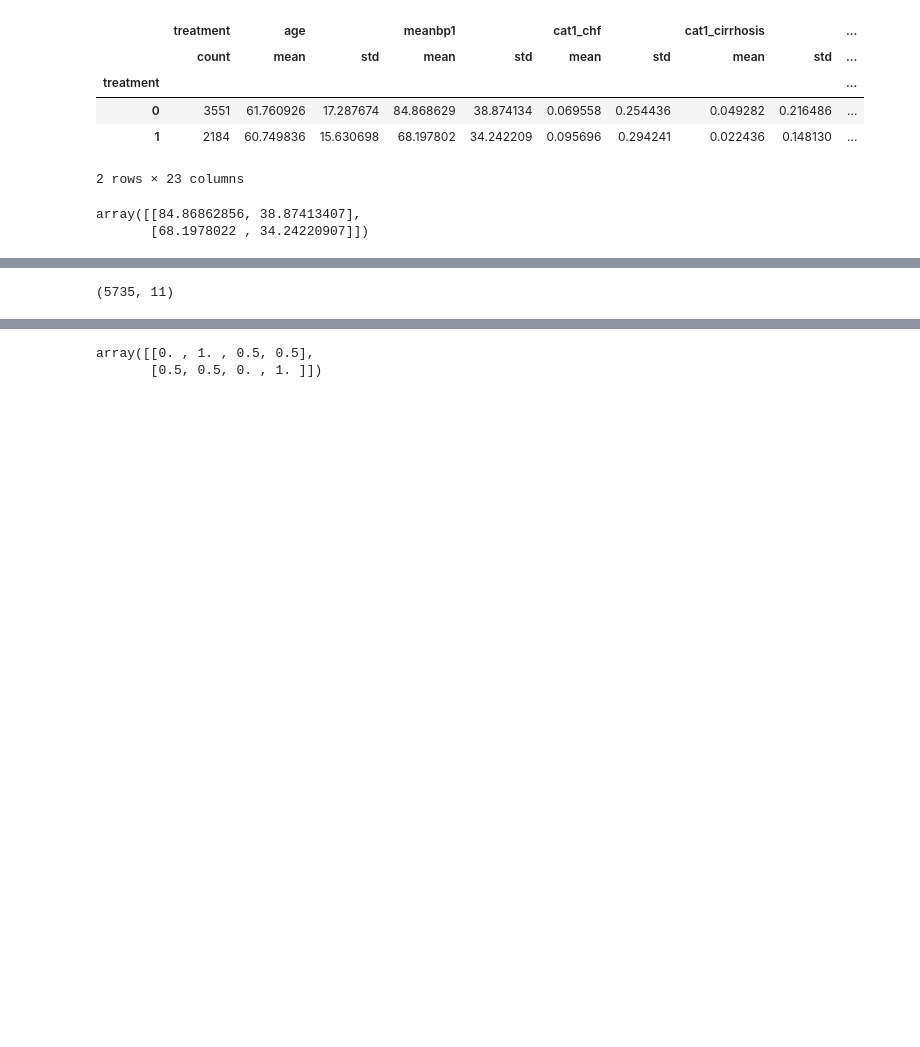
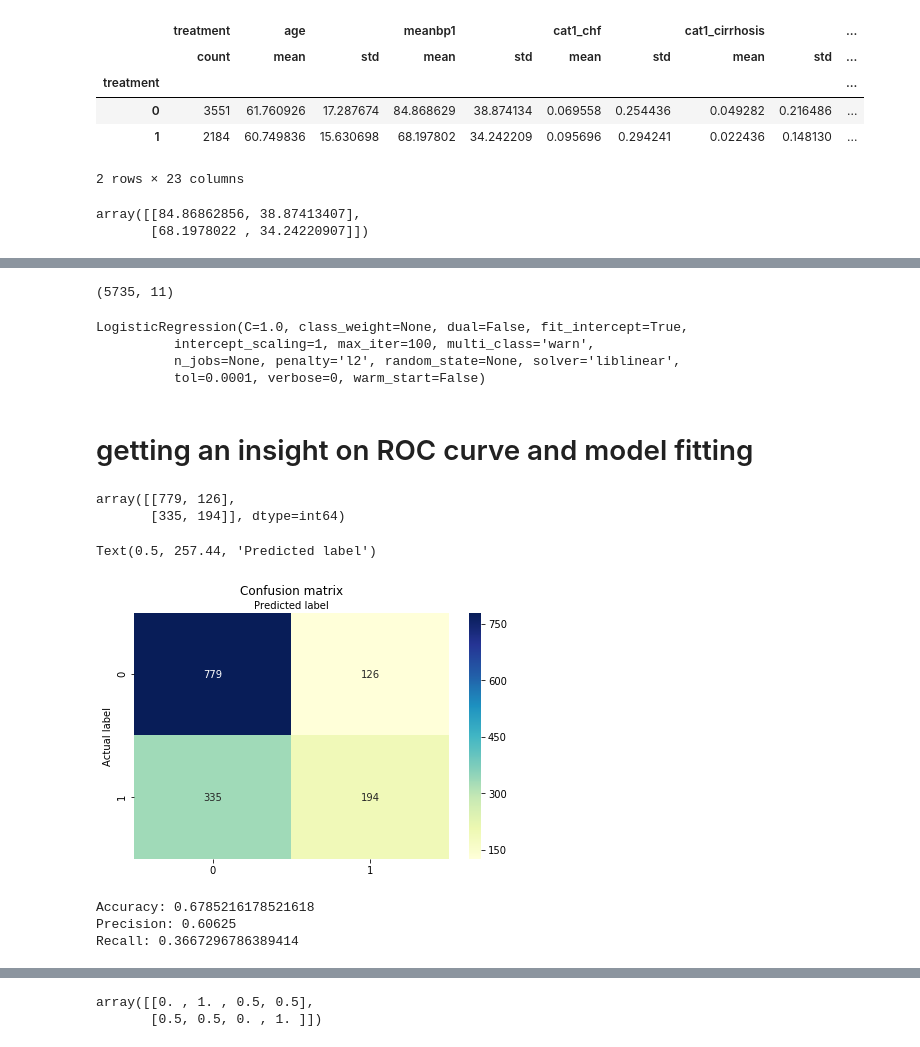
Before and after one commit to sidhant-guliani/propensity_score, a Jupyter notebook: propensity_score/example/catheterization_dataset/heart_cathterization_dataset_PS.ipynb, the cells around one changed output, grey strips where cells are left out. Drawn from its saved outputs; the diff is of its cells as text; code cells hidden in the pictures; blank space fills up the shorter version.

Commit message:
regresison model

```diff
--- a/propensity_score/example/catheterization_dataset/heart_cathterization_dataset_PS.ipynb
+++ b/propensity_score/example/catheterization_dataset/heart_cathterization_dataset_PS.ipynb
@@ -177,4 +171,57 @@ data.shape
-# %%
-df_cleaned.shape
-# %% [output]
-(5735, 11)
+# %%
+ct = ColumnTransformer([('numerical', StandardScaler(), num_cols)],
+    sparse_threshold=0, remainder='passthrough')
+
+data = ct.fit_transform(df_cleaned)
+data.shape
+# %% [output]
+(5735, 11)
+# %%
+# instantiate the model
+logistic = LogisticRegression(solver='liblinear')
+
+# fit the model with data
+logistic.fit(data, treatment)
+# %% [output]
+LogisticRegression(C=1.0, class_weight=None, dual=False, fit_intercept=True,
+          intercept_scaling=1, max_iter=100, multi_class='warn',
+          n_jobs=None, penalty='l2', random_state=None, solver='liblinear',
+          tol=0.0001, verbose=0, warm_start=False)
+# %% [markdown]
+# getting an insight on ROC curve and model fitting
+# %%
+X_train,X_test,y_train,y_test=train_test_split(data, treatment,test_size=0.25,random_state=0)
+logreg = LogisticRegression()
+logreg.fit(X_train,y_train)
+y_pred=logreg.predict(X_test)
+
+#Model Evaluation using Confusion Matrix
+cnf_matrix = metrics.confusion_matrix(y_test, y_pred)
+cnf_matrix
+# %% [output]
+array([[779, 126],
+       [335, 194]], dtype=int64)
+# %%
+class_names=[0,1] # name  of classes
+fig, ax = plt.subplots()
+tick_marks = np.arange(len(class_names))
+plt.xticks(tick_marks, class_names)
+plt.yticks(tick_marks, class_names)
+# create heatmap
+sns.heatmap(pd.DataFrame(cnf_matrix), annot=True, cmap="YlGnBu" ,fmt='g')
+ax.xaxis.set_label_position("top")
+plt.tight_layout()
+plt.title('Confusion matrix', y=1.1)
+plt.ylabel('Actual label')
+plt.xlabel('Predicted label')
+# %% [output]
+Text(0.5, 257.44, 'Predicted label')
+[figure, added]
+# %%
+print("Accuracy:",metrics.accuracy_score(y_test, y_pred))
+print("Precision:",metrics.precision_score(y_test, y_pred))
+print("Recall:",metrics.recall_score(y_test, y_pred))
+# %% [output]
+Accuracy: 0.6785216178521618
+Precision: 0.60625
+Recall: 0.3667296786389414
```
Also changed, not shown: parts of 13 cells of this notebook.
